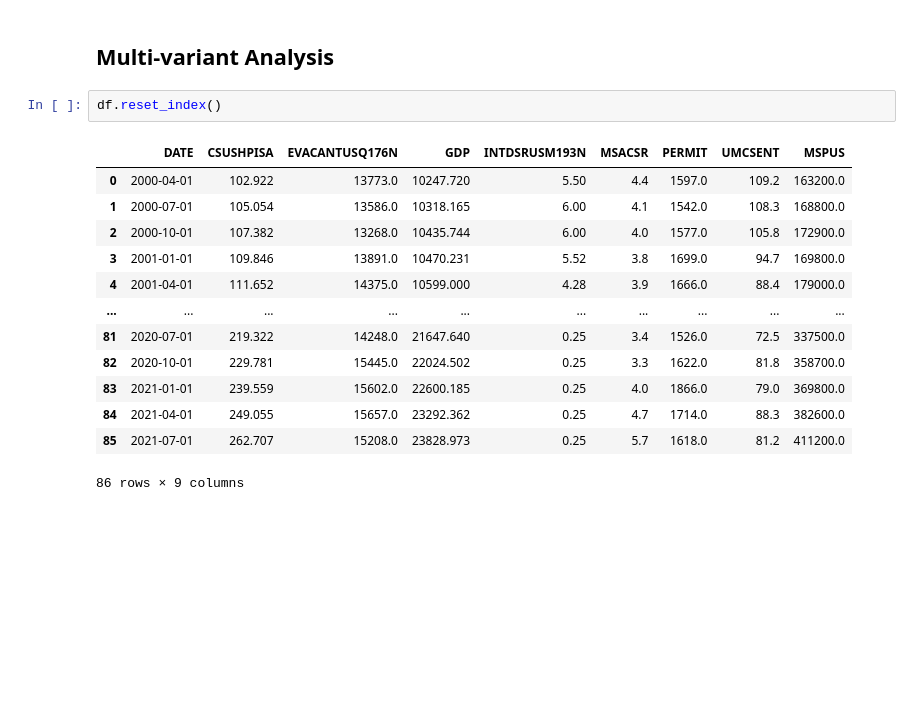
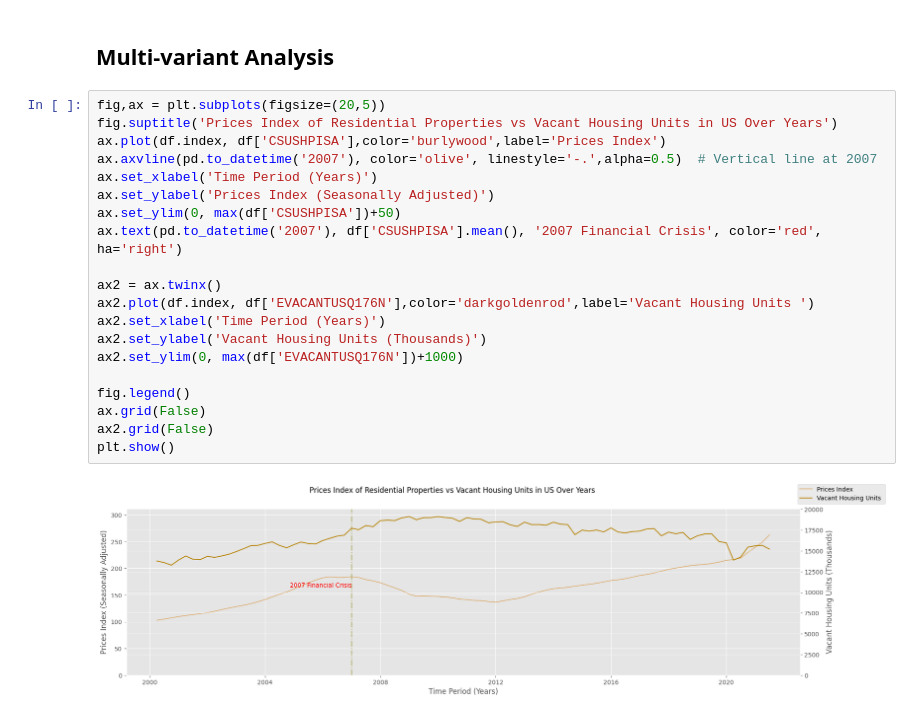
Before and after one commit to SarkarPriyanshu/USHousingMarketAnalysis, a Jupyter notebook: 02_US_Housing_Supply_Demand_Understand_Data.ipynb, the cells around one changed output. Cells and saved outputs as stored; diff of their text form; blank space fills up the shorter version.

```diff
--- a/02_US_Housing_Supply_Demand_Understand_Data.ipynb
+++ b/02_US_Housing_Supply_Demand_Understand_Data.ipynb
@@ -650,19 +650,25 @@ plt.show()
   - We also notice that few of the independent columns are affecting other independent feature lead to multicolinearity bit they are all genuene and can be used for model building.
 # %% [markdown]
 ## Multi-variant Analysis
-# %%
-df.reset_index()
-# %% [output]
-|  | DATE | CSUSHPISA | EVACANTUSQ176N | GDP | INTDSRUSM193N | MSACSR | PERMIT | UMCSENT | MSPUS |
-| 0 | 2000-04-01 | 102.922 | 13773.0 | 10247.720 | 5.50 | 4.4 | 1597.0 | 109.2 | 163200.0 |
-| 1 | 2000-07-01 | 105.054 | 13586.0 | 10318.165 | 6.00 | 4.1 | 1542.0 | 108.3 | 168800.0 |
-| 2 | 2000-10-01 | 107.382 | 13268.0 | 10435.744 | 6.00 | 4.0 | 1577.0 | 105.8 | 172900.0 |
-| 3 | 2001-01-01 | 109.846 | 13891.0 | 10470.231 | 5.52 | 3.8 | 1699.0 | 94.7 | 169800.0 |
-| 4 | 2001-04-01 | 111.652 | 14375.0 | 10599.000 | 4.28 | 3.9 | 1666.0 | 88.4 | 179000.0 |
-| ... | ... | ... | ... | ... | ... | ... | ... | ... | ... |
-| 81 | 2020-07-01 | 219.322 | 14248.0 | 21647.640 | 0.25 | 3.4 | 1526.0 | 72.5 | 337500.0 |
-| 82 | 2020-10-01 | 229.781 | 15445.0 | 22024.502 | 0.25 | 3.3 | 1622.0 | 81.8 | 358700.0 |
-| 83 | 2021-01-01 | 239.559 | 15602.0 | 22600.185 | 0.25 | 4.0 | 1866.0 | 79.0 | 369800.0 |
-| 84 | 2021-04-01 | 249.055 | 15657.0 | 23292.362 | 0.25 | 4.7 | 1714.0 | 88.3 | 382600.0 |
-| 85 | 2021-07-01 | 262.707 | 15208.0 | 23828.973 | 0.25 | 5.7 | 1618.0 | 81.2 | 411200.0 |
-86 rows × 9 columns
+# %%
+fig,ax = plt.subplots(figsize=(20,5))
+fig.suptitle('Prices Index of Residential Properties vs Vacant Housing Units in US Over Years')
+ax.plot(df.index, df['CSUSHPISA'],color='burlywood',label='Prices Index')
+ax.axvline(pd.to_datetime('2007'), color='olive', linestyle='-.',alpha=0.5)  # Vertical line at 2007
+ax.set_xlabel('Time Period (Years)')
+ax.set_ylabel('Prices Index (Seasonally Adjusted)')
+ax.set_ylim(0, max(df['CSUSHPISA'])+50)
+ax.text(pd.to_datetime('2007'), df['CSUSHPISA'].mean(), '2007 Financial Crisis', color='red', ha='right')
+
+ax2 = ax.twinx()
+ax2.plot(df.index, df['EVACANTUSQ176N'],color='darkgoldenrod',label='Vacant Housing Units ')
+ax2.set_xlabel('Time Period (Years)')
+ax2.set_ylabel('Vacant Housing Units (Thousands)')
+ax2.set_ylim(0, max(df['EVACANTUSQ176N'])+1000)
+
+fig.legend()
+ax.grid(False)
+ax2.grid(False)
+plt.show()
+# %% [output]
+[figure, added]
```
Also changed, not shown: parts of 20 cells of this notebook.
